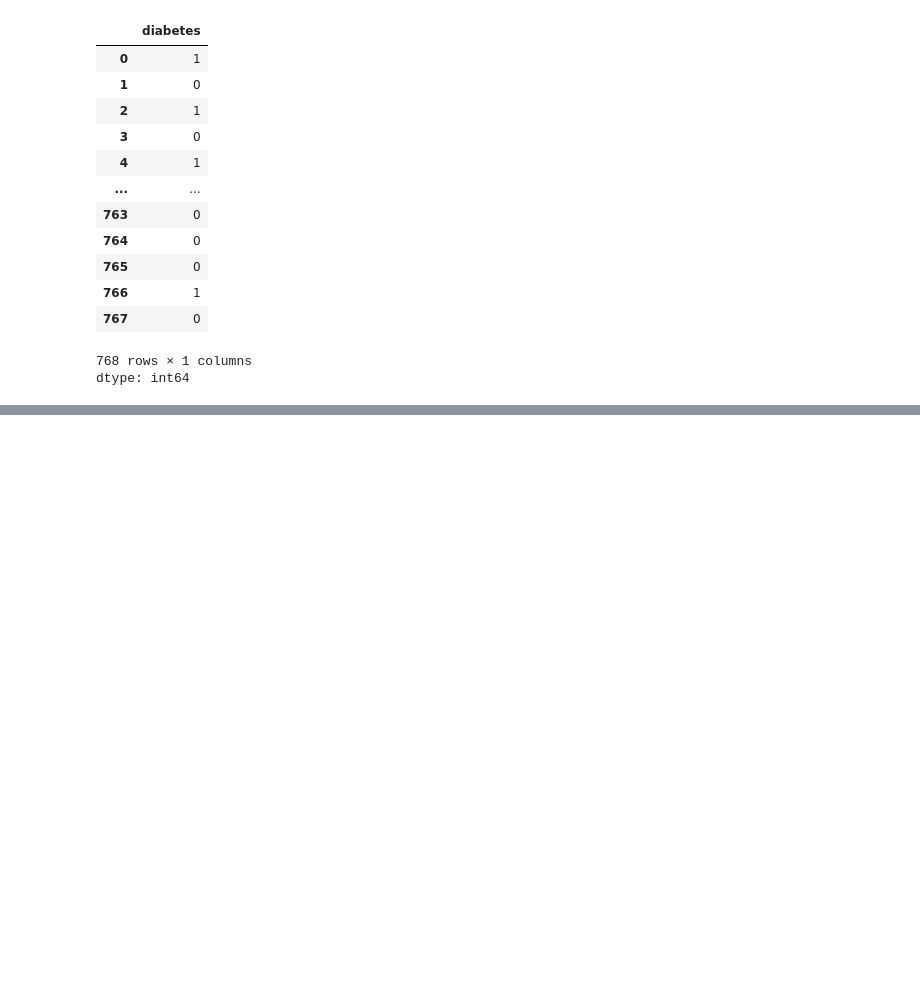
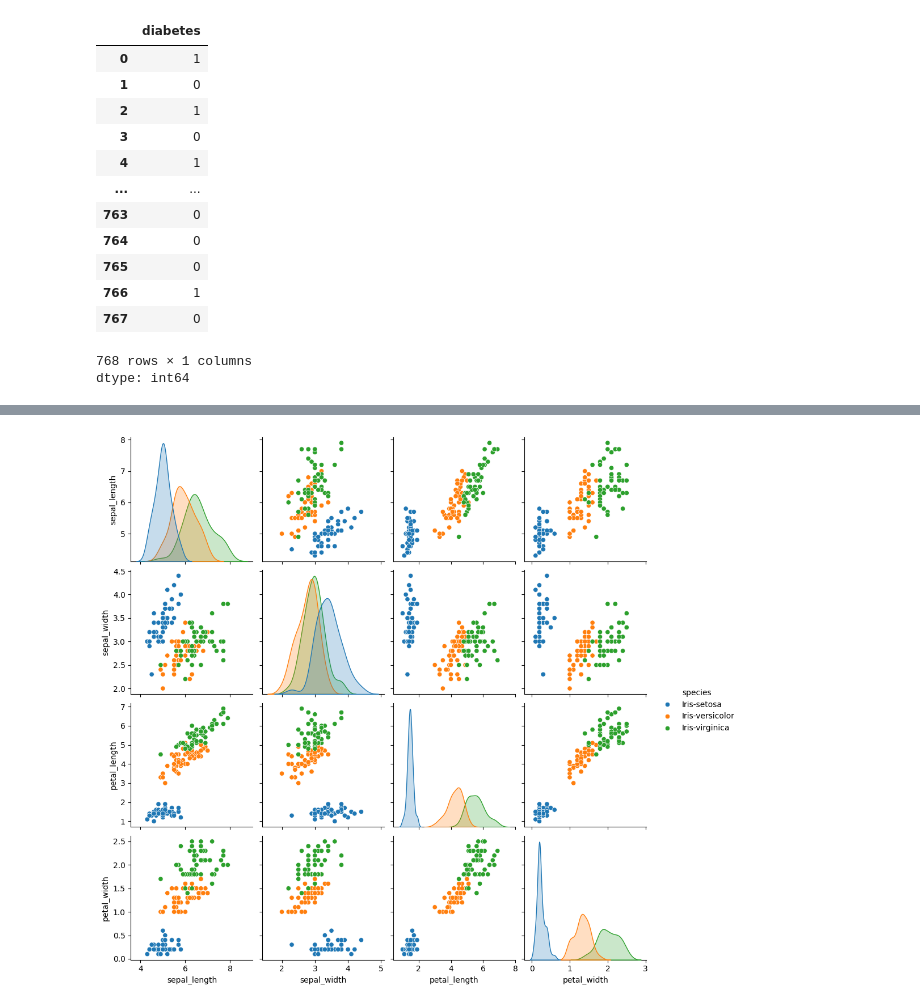
Before and after one commit to 1di0t/DeepLearning, a Jupyter notebook: fashion_mnist.ipynb, the cells around one changed output, grey strips where cells are left out. Drawn from its saved outputs; the diff is of its cells as text; code cells hidden in the pictures; blank space fills up the shorter version.

```diff
--- a/fashion_mnist.ipynb
+++ b/fashion_mnist.ipynb
@@ -215,0 +289,2 @@ plt.gca().spines[['top', 'right',]].set_visible(False)
+# %%
+df = pd.read_csv("./data/iris3.csv")
@@ -215,0 +308,5 @@ plt.gca().spines[['top', 'right',]].set_visible(False)
+# %%
+sns.pairplot(df,hue='species')
+plt.show()
+# %% [output]
+[figure, added]
```
Also changed, not shown: parts of 21 cells of this notebook.
